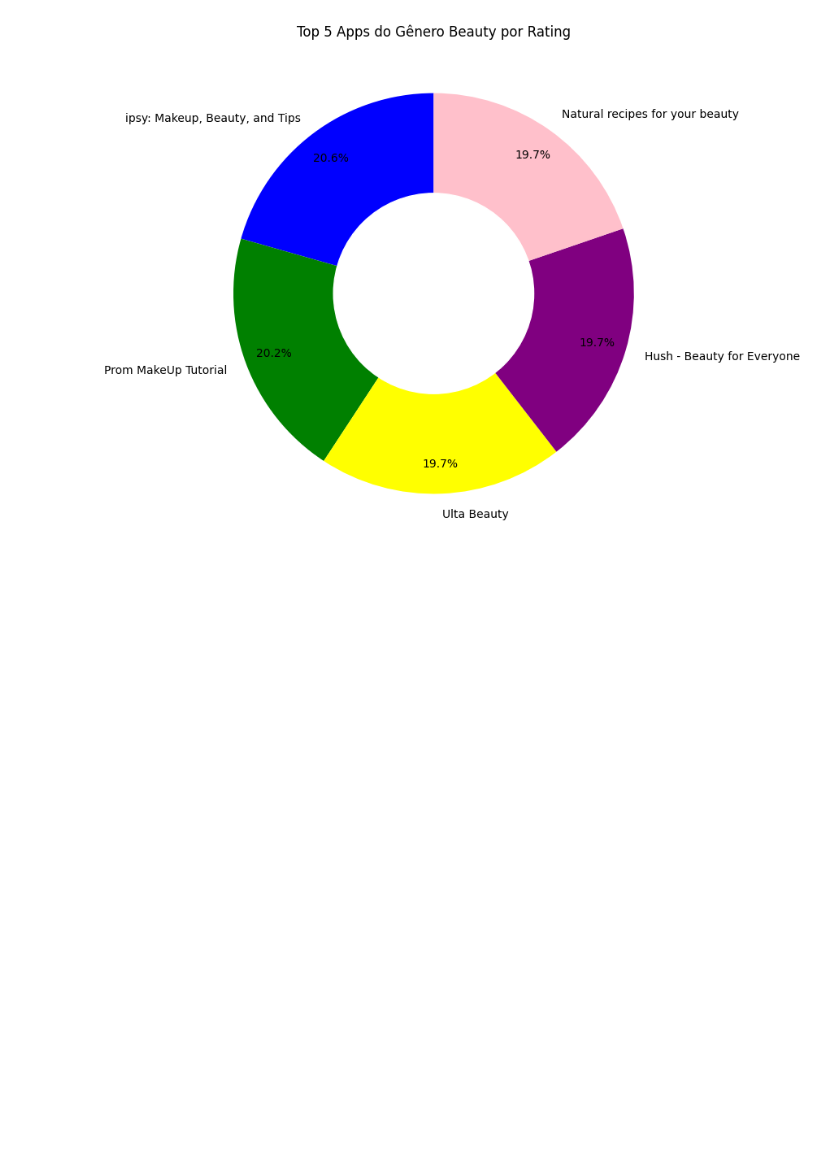
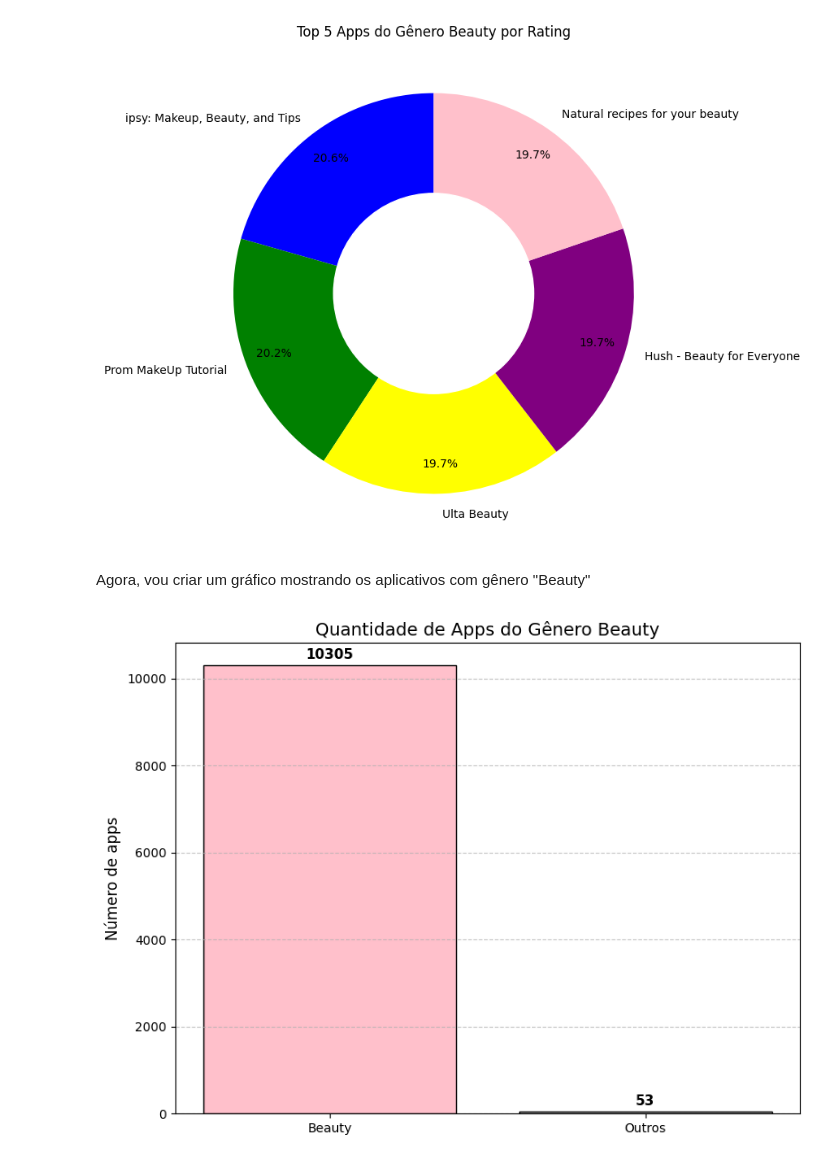
Before and after one commit to aline-hoffmann/scholarship-compass, a Jupyter notebook: Sprint_2/Desafio/desafio.ipynb, the cells around one changed output. Cells and saved outputs as stored; diff of their text form; code cells hidden in the pictures; blank space fills up the shorter version.

```diff
--- a/Sprint_2/Desafio/desafio.ipynb
+++ b/Sprint_2/Desafio/desafio.ipynb
@@ -336,3 +336,30 @@ plt.savefig('grafico-donut.png')
 plt.show()
 # %% [output]
 [figure]
+# %% [markdown]
+Agora, vou criar um gráfico mostrando os aplicativos com gênero "Beauty"
+# %%
+
+# Valores já calculados
+qtd_beauty = beauty_count
+qtd_outros = len(df) - beauty_count
+
+# Rótulos e cores
+valores = [qtd_outros, qtd_beauty]
+labels = ['Beauty', 'Outros']
+cores = ['pink', 'lightgray']
+
+# Criando o gráfico
+plt.figure(figsize=(8,6))
+barras = plt.bar(labels, valores, color=cores, edgecolor='black')
+
+# Adicionando valores no topo
+plt.bar_label(barras, labels=[str(v) for v in valores], padding=3, fontsize=11, fontweight='bold')
+
+plt.ylabel('Número de apps', fontsize=12)
+plt.title('Quantidade de Apps do Gênero Beauty', fontsize=14)
+plt.grid(axis='y', linestyle='--', alpha=0.7)
+plt.tight_layout()
+plt.show()
+# %% [output]
+[figure, added]
```
